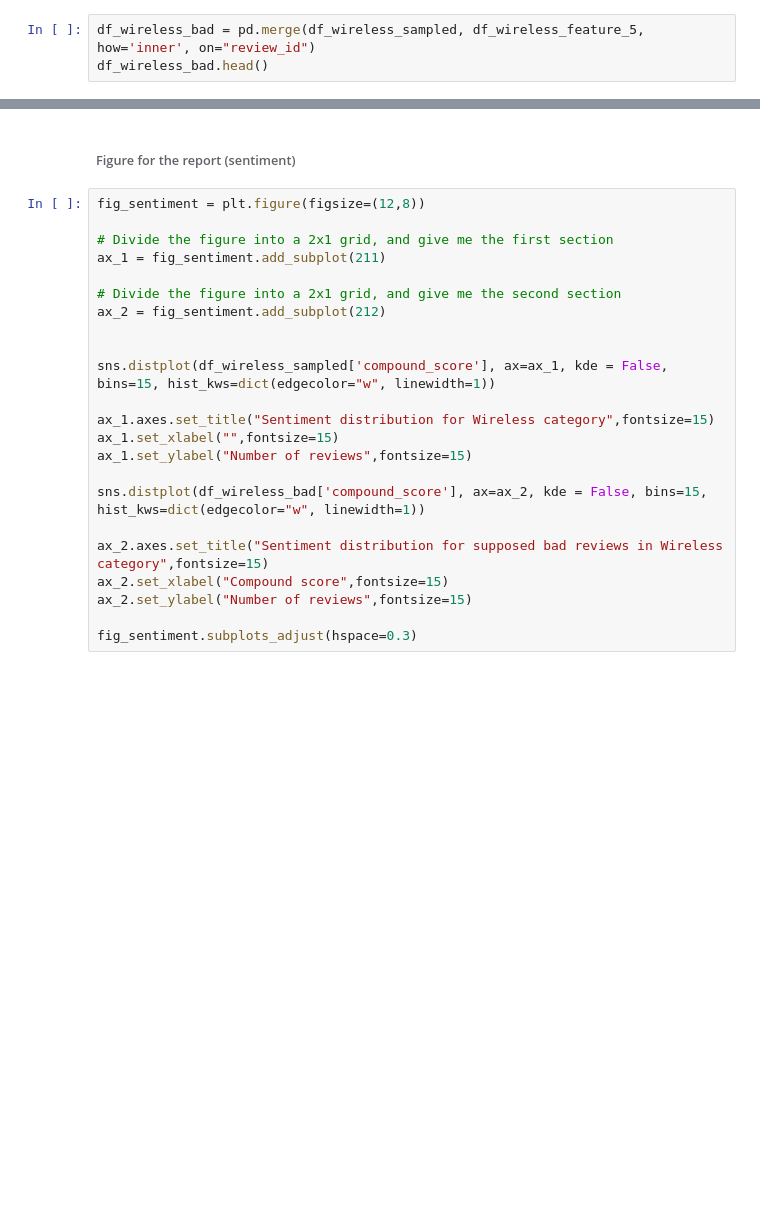
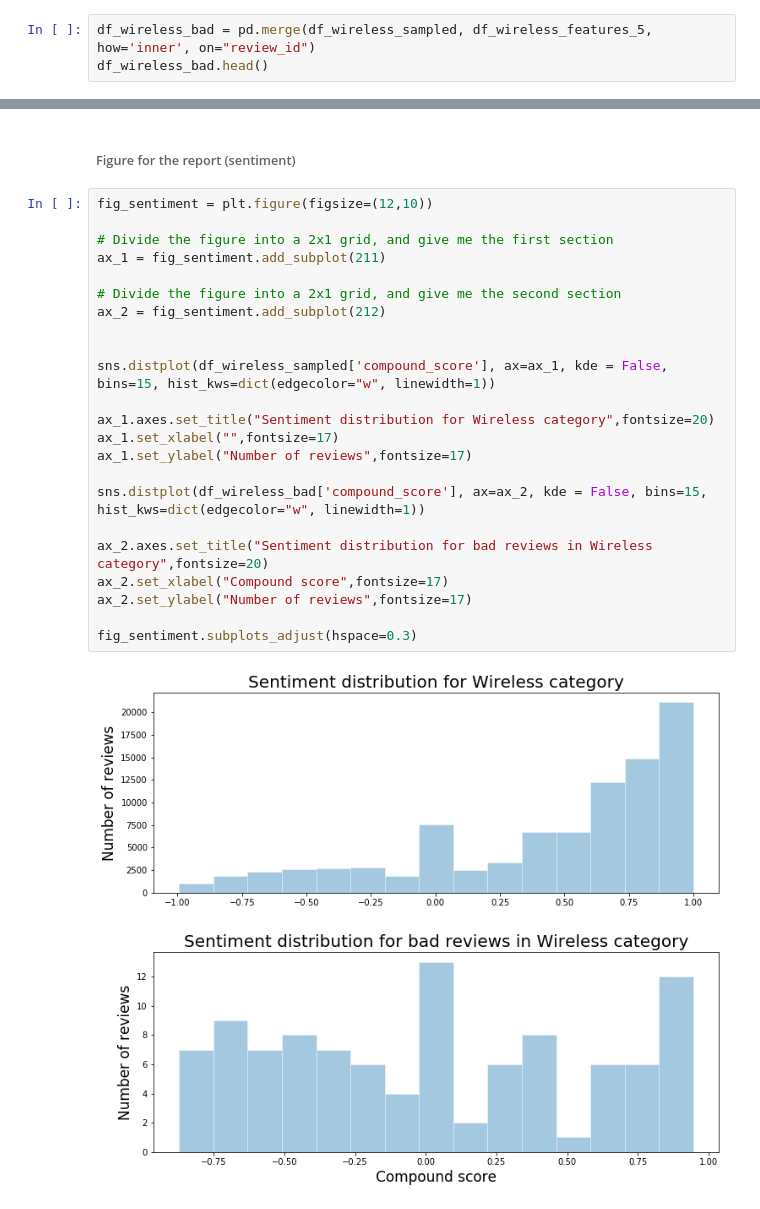
Before and after one commit to pjuda/ada-project, a Jupyter notebook: amazon-project.ipynb, the cells around one changed output, grey strips where cells are left out. Saved outputs shown, nothing was run; the diff lists cells and outputs as text; blank space fills up the shorter version.

```diff
--- a/amazon-project.ipynb
+++ b/amazon-project.ipynb
@@ -828,3 +884,3 @@ df_wireless_features_5.head()
 # %%
-df_wireless_bad = pd.merge(df_wireless_sampled, df_wireless_feature_5, how='inner', on="review_id")
+df_wireless_bad = pd.merge(df_wireless_sampled, df_wireless_features_5, how='inner', on="review_id")
 df_wireless_bad.head()
@@ -833,27 +899,29 @@ df_wireless_bad['compound_score'].hist()
 # %% [markdown]
 ###### Figure for the report (sentiment)
 # %%
-fig_sentiment = plt.figure(figsize=(12,8))
+fig_sentiment = plt.figure(figsize=(12,10))
 
 # Divide the figure into a 2x1 grid, and give me the first section
 ax_1 = fig_sentiment.add_subplot(211)
 
 # Divide the figure into a 2x1 grid, and give me the second section
 ax_2 = fig_sentiment.add_subplot(212)
 
 
 sns.distplot(df_wireless_sampled['compound_score'], ax=ax_1, kde = False, bins=15, hist_kws=dict(edgecolor="w", linewidth=1))
 
-ax_1.axes.set_title("Sentiment distribution for Wireless category",fontsize=15)
-ax_1.set_xlabel("",fontsize=15)
-ax_1.set_ylabel("Number of reviews",fontsize=15)
+ax_1.axes.set_title("Sentiment distribution for Wireless category",fontsize=20)
+ax_1.set_xlabel("",fontsize=17)
+ax_1.set_ylabel("Number of reviews",fontsize=17)
 
 sns.distplot(df_wireless_bad['compound_score'], ax=ax_2, kde = False, bins=15, hist_kws=dict(edgecolor="w", linewidth=1))
 
-ax_2.axes.set_title("Sentiment distribution for supposed bad reviews in Wireless category",fontsize=15)
-ax_2.set_xlabel("Compound score",fontsize=15)
-ax_2.set_ylabel("Number of reviews",fontsize=15)
+ax_2.axes.set_title("Sentiment distribution for bad reviews in Wireless category",fontsize=20)
+ax_2.set_xlabel("Compound score",fontsize=17)
+ax_2.set_ylabel("Number of reviews",fontsize=17)
 
 fig_sentiment.subplots_adjust(hspace=0.3)
+# %% [output]
+[figure, added]
 # %%
 #Save figure
```
Also changed, not shown: parts of 12 cells of this notebook, 1 other file.
